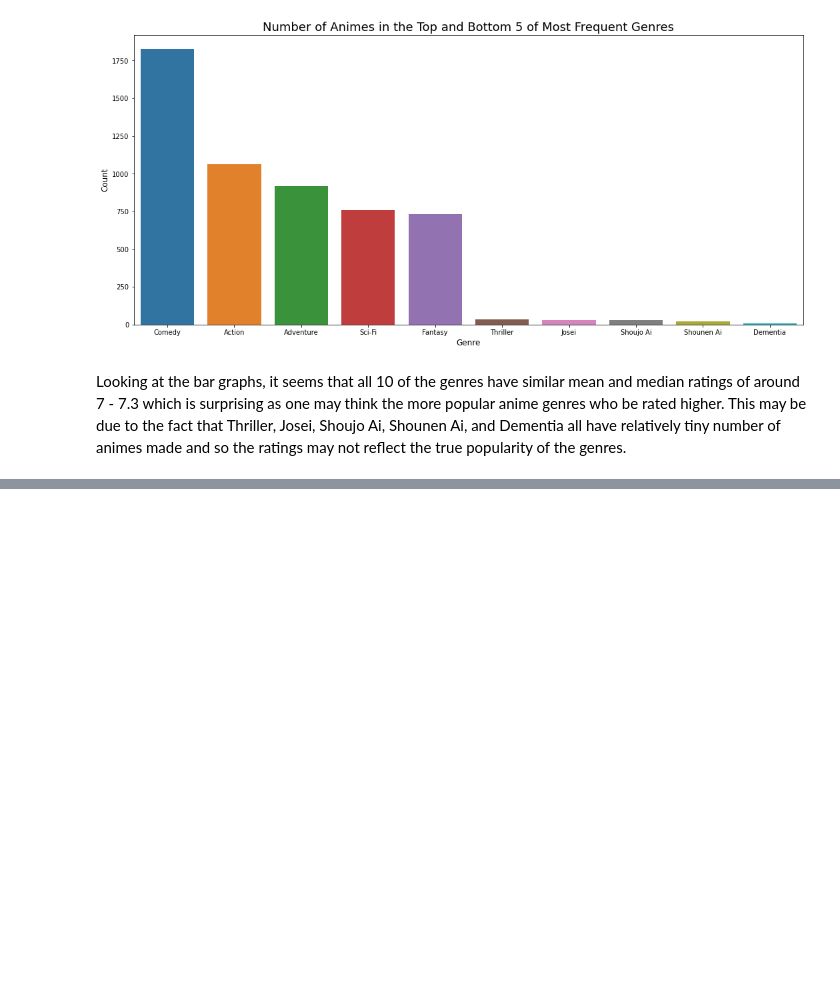
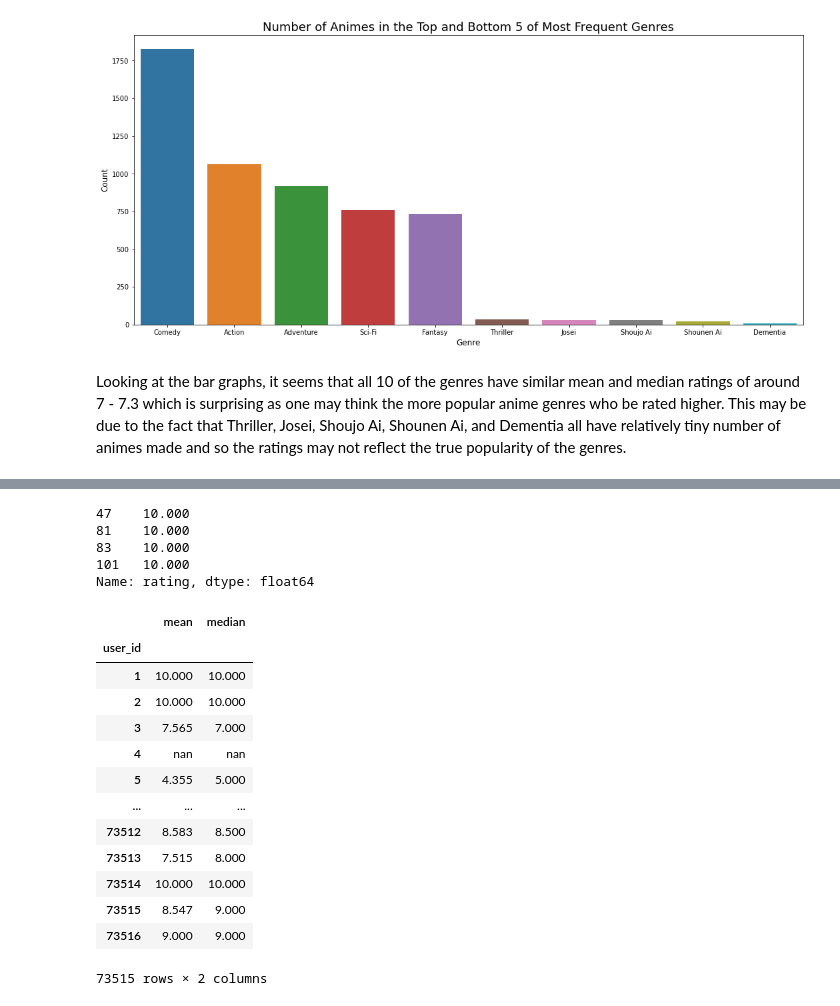
Before and after one commit to Zenoix/Anime-Recommendations, a Jupyter notebook: Exploratory Data Analysis.ipynb, the cells around one changed output, grey strips where cells are left out. Saved outputs shown, nothing was run; the diff lists cells and outputs as text; code cells hidden in the pictures; blank space fills up the shorter version.

```diff
--- a/Exploratory Data Analysis.ipynb
+++ b/Exploratory Data Analysis.ipynb
@@ -217,0 +240,25 @@ Looking at the bar graphs, it seems that all 10 of the genres have similar mean
+# %%
+rating_df[rating_df["user_id"]==1 & rating_df["rating"].notnull()]["rating"]
+# %% [output]
+47    10.000
+81    10.000
+83    10.000
+101   10.000
+Name: rating, dtype: float64
+# %%
+rating_df.groupby("user_id")["rating"].agg(["mean","median"], drop_na=True)
+# %% [output]
+|  | mean | median |
+| user_id |  |  |
+| 1 | 10.000 | 10.000 |
+| 2 | 10.000 | 10.000 |
+| 3 | 7.565 | 7.000 |
+| 4 | nan | nan |
+| 5 | 4.355 | 5.000 |
+| ... | ... | ... |
+| 73512 | 8.583 | 8.500 |
+| 73513 | 7.515 | 8.000 |
+| 73514 | 10.000 | 10.000 |
+| 73515 | 8.547 | 9.000 |
+| 73516 | 9.000 | 9.000 |
+73515 rows × 2 columns
```
Also changed, not shown: parts of 7 cells of this notebook.
